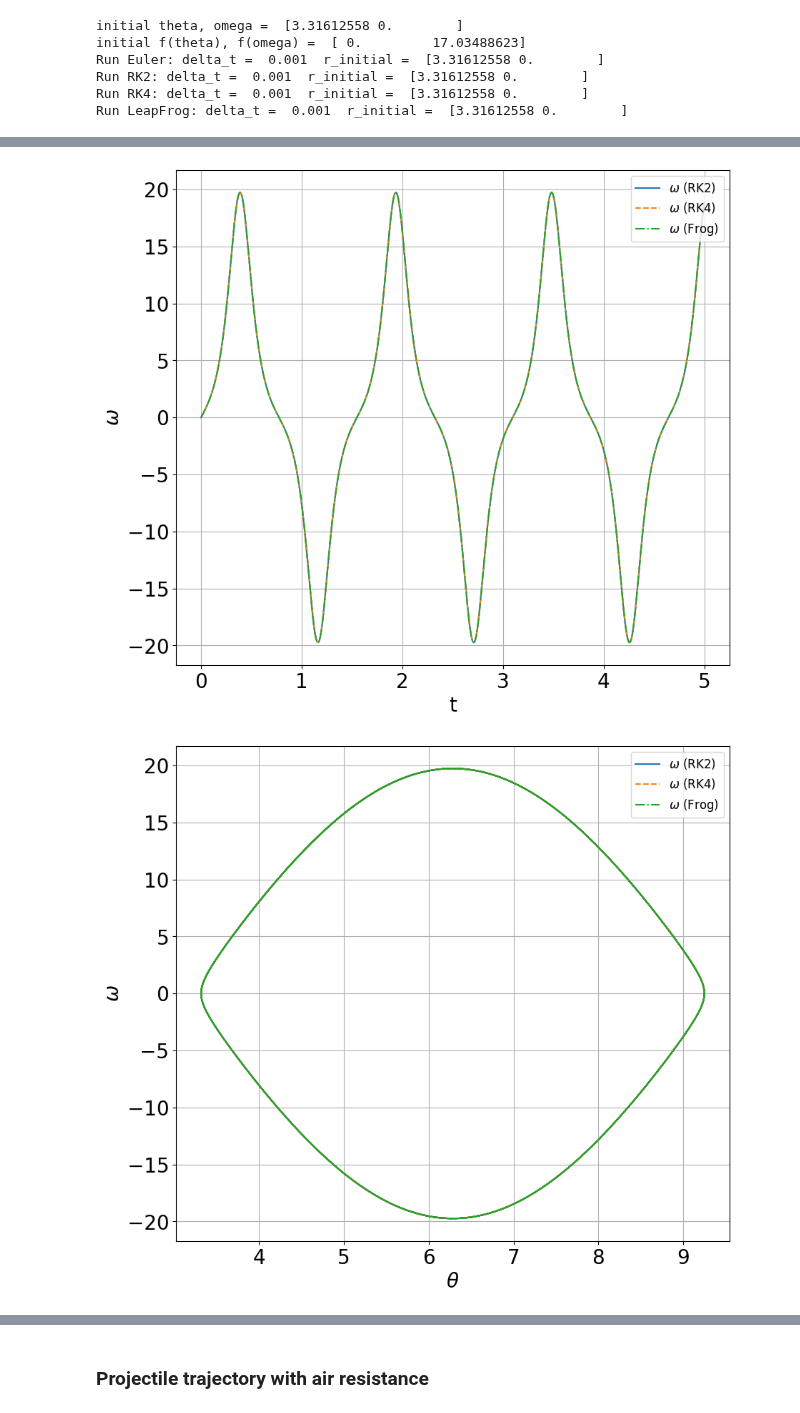
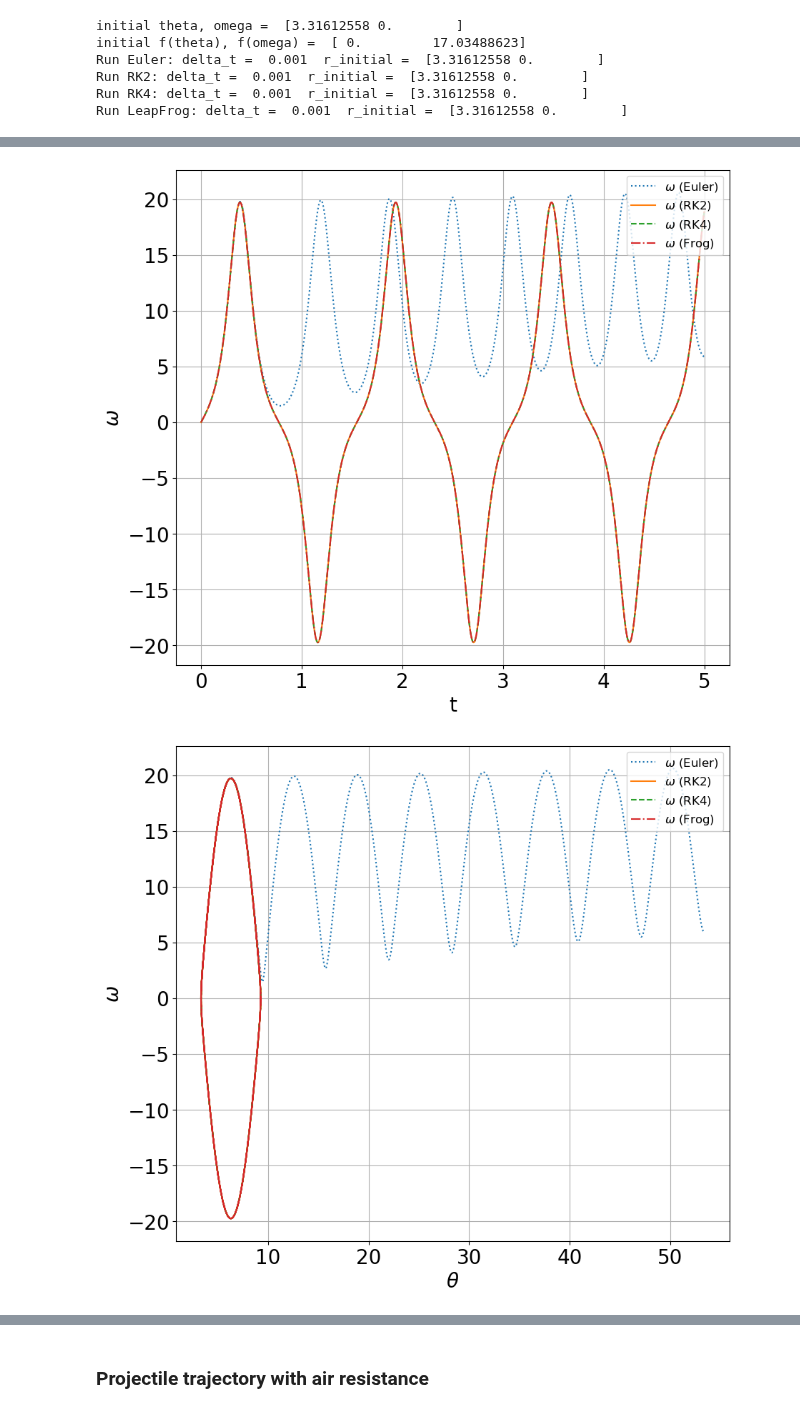
Before and after one commit to CWCopeland/ComputationalPhysics, a Jupyter notebook: LectureNotes/13_differentialEquations.ipynb, the cells around one changed output, grey strips where cells are left out. Drawn from its saved outputs; the diff is of its cells as text; code cells hidden in the pictures.

```diff
--- a/LectureNotes/13_differentialEquations.ipynb
+++ b/LectureNotes/13_differentialEquations.ipynb
@@ -285,3 +0,0 @@ sy.init_printing() # display better looking symbols in Jupyter notebooks
-# %%
-t, T_0, T_env, k = sy.symbols("t, T_{0}, T_{env}, k")
-T = sy.Function("T")
@@ -1154,0 +261,13 @@ def run_frg_vec(a,b,N,r_initial):
+# %%
+b  = 1  #kg/s
+
+tValues, euler = eulerMethod(f, v0, tf, N)
+
+plt.figure()
+
+plt.plot(tValues, v0*np.exp(-b*tValues/m), "ro" , label="Analytical solution")
+plt.plot(tValues, euler, "b" , label="Euler's method")
+plt.xlabel("Time [s]")
+plt.ylabel("Velocity [m/s]")
+
+plt.legend(loc='best')
@@ -1154,0 +505,23 @@ def run_frg_vec(a,b,N,r_initial):
+# %%
+g = 9.81 #m/s^2
+l = 0.1  #m
+theta0 = math.pi/24
+omega0 = 0
+
+tf = 500
+N = 100000 #number of steps to perform
+
+def fTheta(theta,omega,t):
+    return omega
+
+def fOmega(theta,omega,t):
+    return -g*math.sin(theta)/l
+
+tValues, thetaValues, omegaValues = rk2Method2(fTheta, fOmega, theta0, omega0, tf, N)
+
+plt.figure(figsize=(20,7))
+
+plt.plot(tValues[-500:], thetaValues[-500:], "r")
+
+plt.xlabel("Time [s]")
+plt.ylabel("Theta [rad]")
@@ -1211,5 +718,4 @@ Run LeapFrog: delta_t =  0.001  r_initial =  [3.31612558 0.        ]
 # %%
-
 plt.figure(figsize=(8,6))
 plt.plot(eul_pend_t, eul_pend_theta, ":" , label=r"$\theta$ (Euler)")
 plt.plot(rk2_pend_t, rk2_pend_theta, "-" , label=r"$\theta$ (RK2)")
@@ -1224,7 +730,7 @@ plt.show()
 
 
 plt.figure(figsize=(10,9))
-#plt.plot(eul_pend_t,eul_pend_omega,  ":" , label=r"$\omega$ (Euler)")
+plt.plot(eul_pend_t,eul_pend_omega,  ":" , label=r"$\omega$ (Euler)")
 plt.plot(rk2_pend_t,rk2_pend_omega,  "-" , label=r"$\omega$ (RK2)")
 plt.plot(rk4_pend_t,rk4_pend_omega, "--" , label=r"$\omega$ (RK4)")
 plt.plot(frg_pend_t,frg_pend_omega, "-." , label=r"$\omega$ (Frog)")
@@ -1237,7 +743,7 @@ plt.show()
 
 
 plt.figure(figsize=(10,9))
-#plt.plot(eul_pend_theta, eul_pend_omega, ":" , label=r"$\omega$ (Euler)")
+plt.plot(eul_pend_theta, eul_pend_omega, ":" , label=r"$\omega$ (Euler)")
 plt.plot(rk2_pend_theta, rk2_pend_omega, "-" , label=r"$\omega$ (RK2)")
 plt.plot(rk4_pend_theta, rk4_pend_omega, "--", label=r"$\omega$ (RK4)")
 plt.plot(frg_pend_theta, frg_pend_omega, "-.", label=r"$\omega$ (Frog)")
@@ -1252,5 +758,5 @@ plt.show()
-[figure, old version]
+[figure, new version]
-[figure, old version]
+[figure, new version]
 # %%
 ### Calculate Energies
 
```
Also changed, not shown: parts of 88 cells of this notebook.
